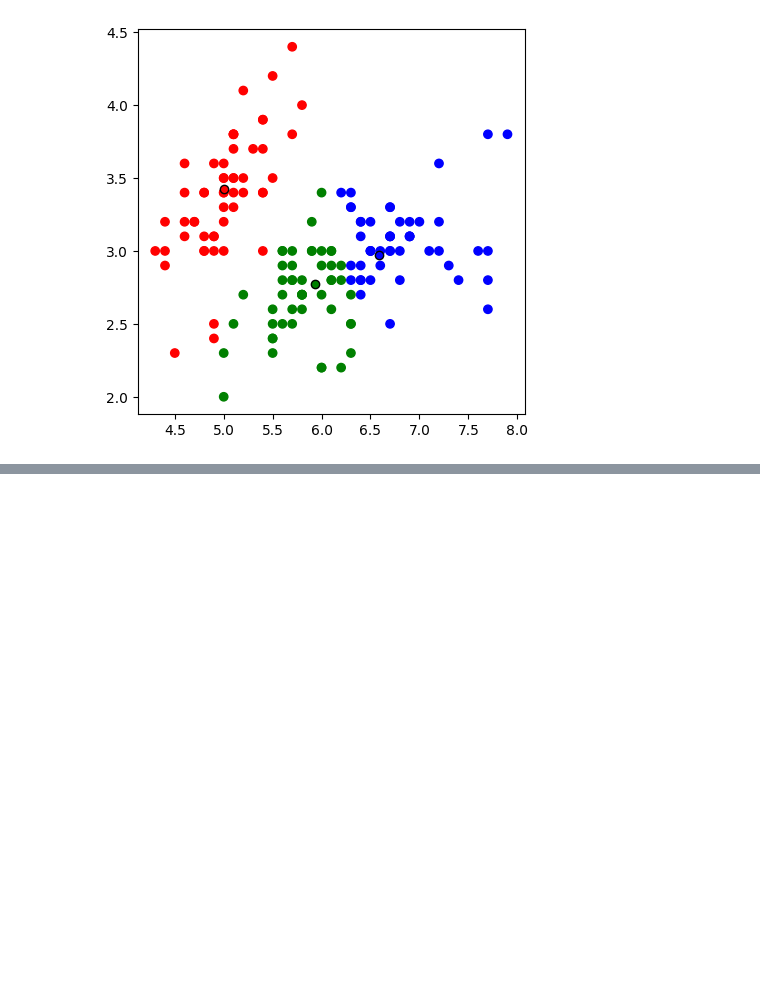
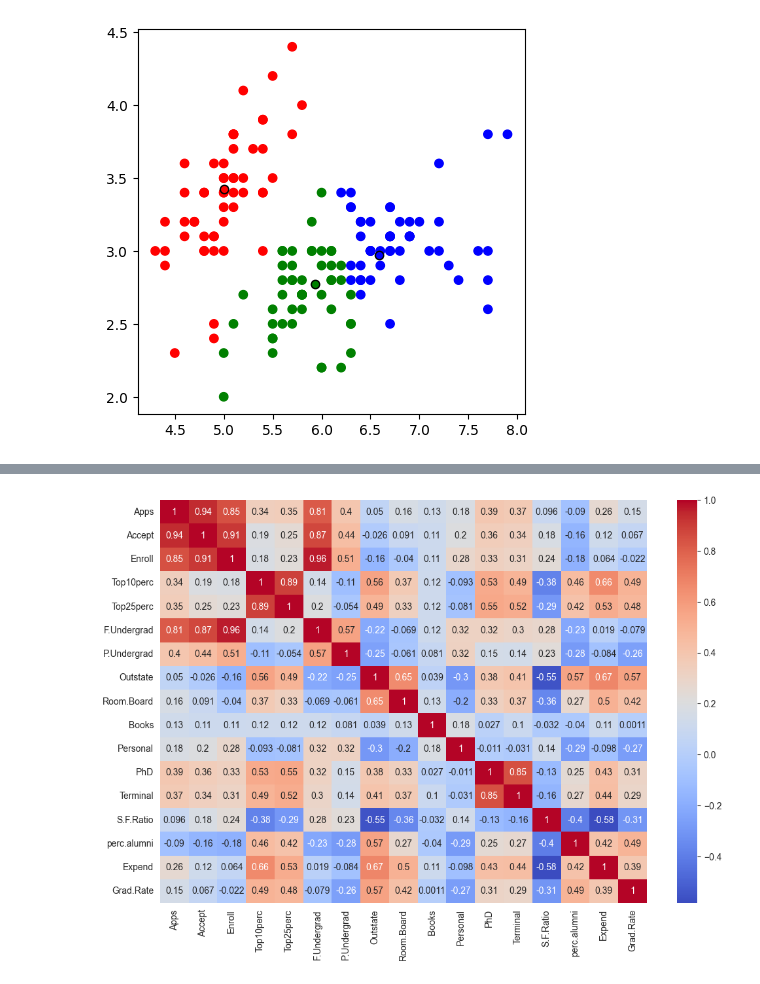
Before and after one commit to KidQuant/AOT, a Jupyter notebook: Tuesday A/Lesson 9 - Unsupervised Machine Learning/Unsupervised Learning - KMeans Clustering.ipynb, the cells around one changed output, grey strips where cells are left out. Cells and saved outputs as stored; diff of their text form; code cells hidden in the pictures; blank space fills up the shorter version.

```diff
--- a/Tuesday A/Lesson 9 - Unsupervised Machine Learning/Unsupervised Learning - KMeans Clustering.ipynb
+++ b/Tuesday A/Lesson 9 - Unsupervised Machine Learning/Unsupervised Learning - KMeans Clustering.ipynb
@@ -168,0 +353,10 @@ plt.show()
+# %%
+# Set up of the graphic area size
+plt.figure(figsize=(12, 8))
+
+# Display (plot) and explore correlation between all continous (numeric) feature variable through visualizations
+ax = sns.heatmap(data=college_df.drop(columns='Private').corr(), annot=True, cmap='coolwarm')
+plt.ylim(17,0)
+plt.show()
+# %% [output]
+[figure, added]
```
Also changed, not shown: parts of 53 cells of this notebook, 3 other files.
